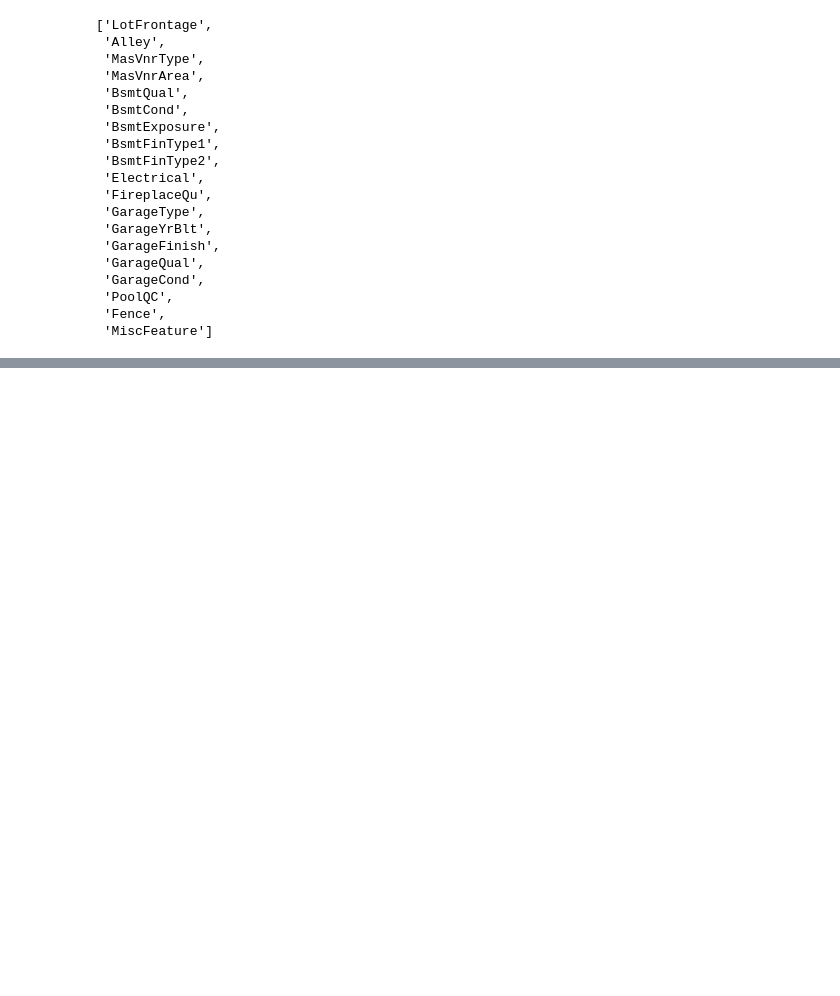
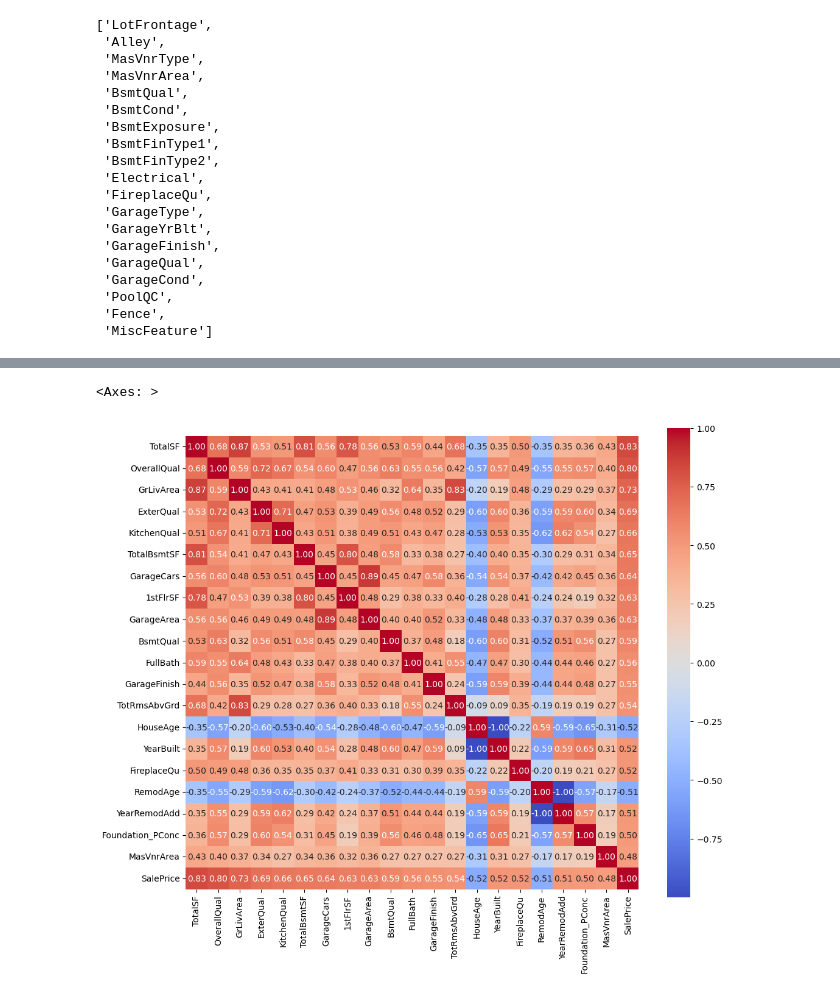
Before and after one commit to AKS-19/DA-DS-AI-ML-Projects, a Jupyter notebook: 1-Linear Regression/house_price_my.ipynb, the cells around one changed output, grey strips where cells are left out. Saved outputs shown, nothing was run; the diff lists cells and outputs as text; code cells hidden in the pictures; blank space fills up the shorter version.

```diff
--- a/1-Linear Regression/house_price_my.ipynb
+++ b/1-Linear Regression/house_price_my.ipynb
@@ -144,0 +285,9 @@ for i in cols:
+# %%
+# TotalSF: overall interior square footage is a strong price driver
+df['TotalSF'] = df['TotalBsmtSF'] + df['1stFlrSF'] + df['2ndFlrSF']
+
+# HouseAge: newer or recently remodeled homes tend to command higher prices
+df['HouseAge'] = df['YrSold'] - df['YearBuilt']
+df['RemodAge'] = df['YrSold'] - df['YearRemodAdd']
+
+df[['TotalBsmtSF', '1stFlrSF', '2ndFlrSF', 'TotalSF', 'HouseAge', 'RemodAge']].head()
@@ -144,0 +347,5 @@ for i in cols:
+# %%
+X=df.drop(columns=['SalePrice'])
+y=df['SalePrice']
+# %%
+correlation=X.corrwith(y).sort_values(key=abs,ascending=False)
@@ -144,0 +367,2 @@ for i in cols:
+# %%
+top_features = correlation.head(20).index.tolist()
@@ -144,0 +392,7 @@ for i in cols:
+# %%
+corr_matrix=df[top_features+['SalePrice']].corr()
+plt.figure(figsize=(12,10))
+sns.heatmap(corr_matrix,annot=True,fmt='.2f',cmap='coolwarm',square=True)
+# %% [output]
+<Axes: >
+[figure, added]
```
Also changed, not shown: parts of 37 cells of this notebook, 1 other file.
